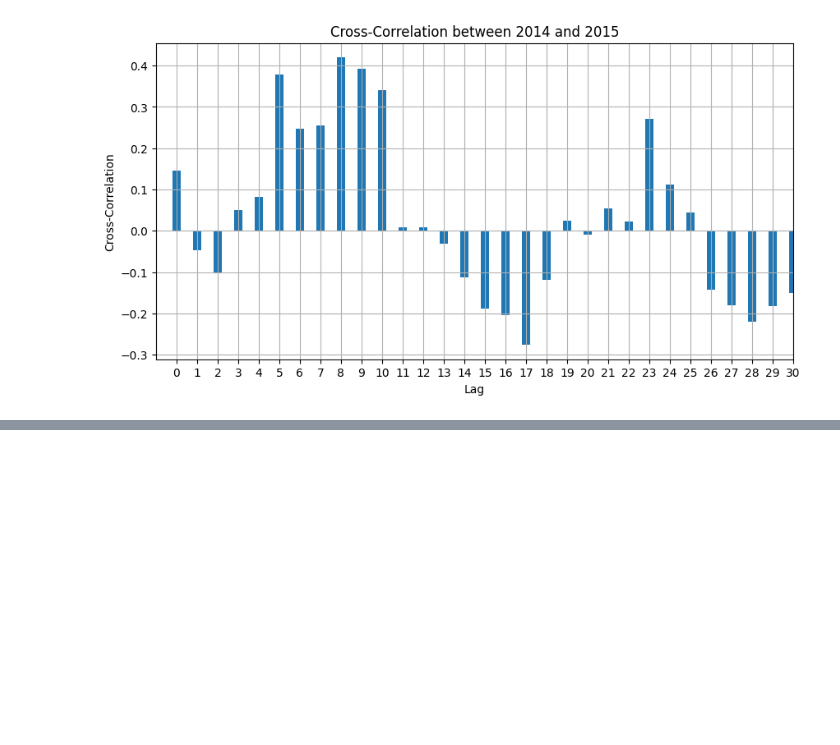
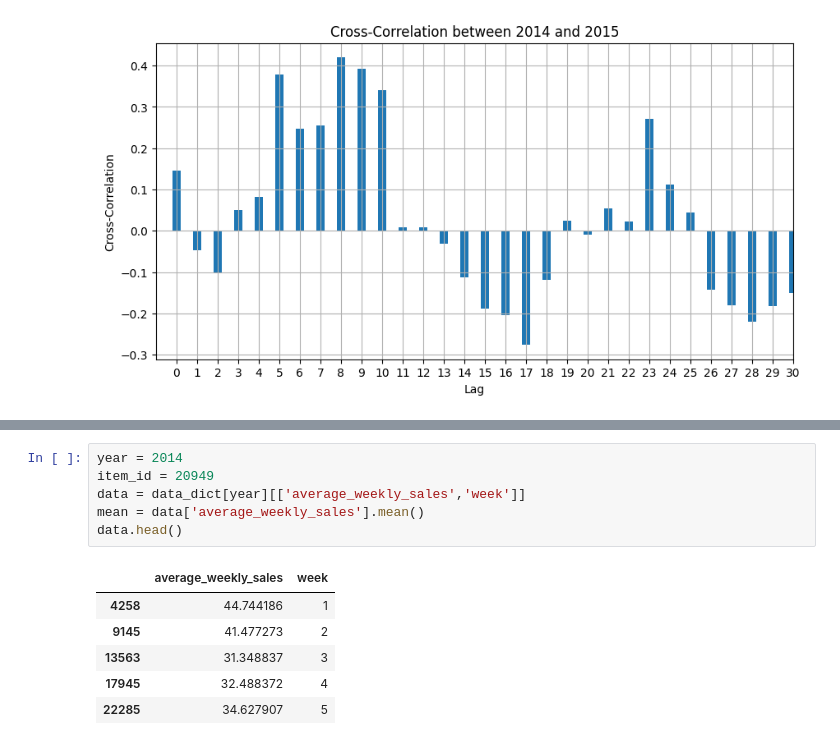
Before and after one commit to OliviaJayeola/DataSciencePortfolio, a Jupyter notebook: predict_sales/predict_sales.ipynb, the cells around one changed output, grey strips where cells are left out. Drawn from its saved outputs; the diff is of its cells as text; blank space fills up the shorter version.

```diff
--- a/predict_sales/predict_sales.ipynb
+++ b/predict_sales/predict_sales.ipynb
@@ -391,0 +405,13 @@ plot_cross_correlation(data_dict[2014][data_dict[2014]['week'] <= 44], data_dict
+# %%
+year = 2014
+item_id = 20949
+data = data_dict[year][['average_weekly_sales','week']]
+mean = data['average_weekly_sales'].mean()
+data.head()
+# %% [output]
+|  | average_weekly_sales | week |
+| 4258 | 44.744186 | 1 |
+| 9145 | 41.477273 | 2 |
+| 13563 | 31.348837 | 3 |
+| 17945 | 32.488372 | 4 |
+| 22285 | 34.627907 | 5 |
```
Also changed, not shown: parts of 8 cells of this notebook, 1 other file.
